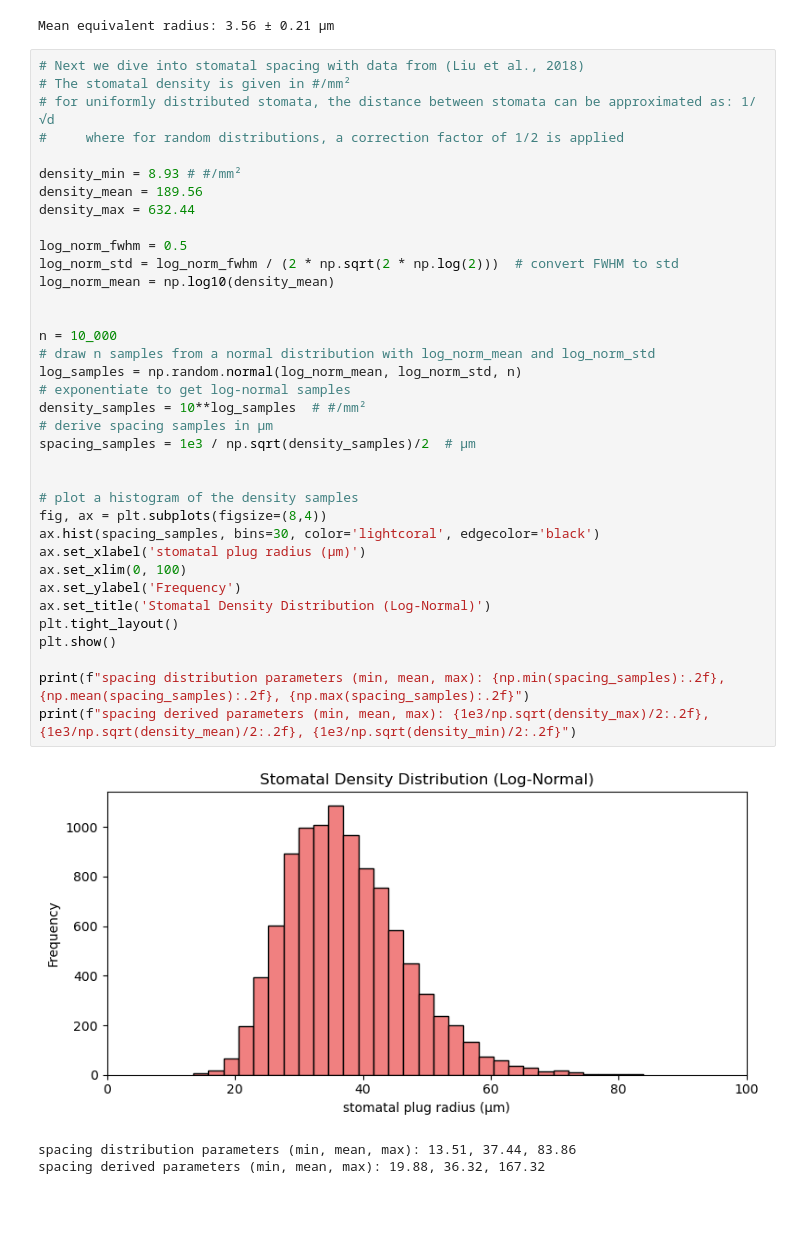
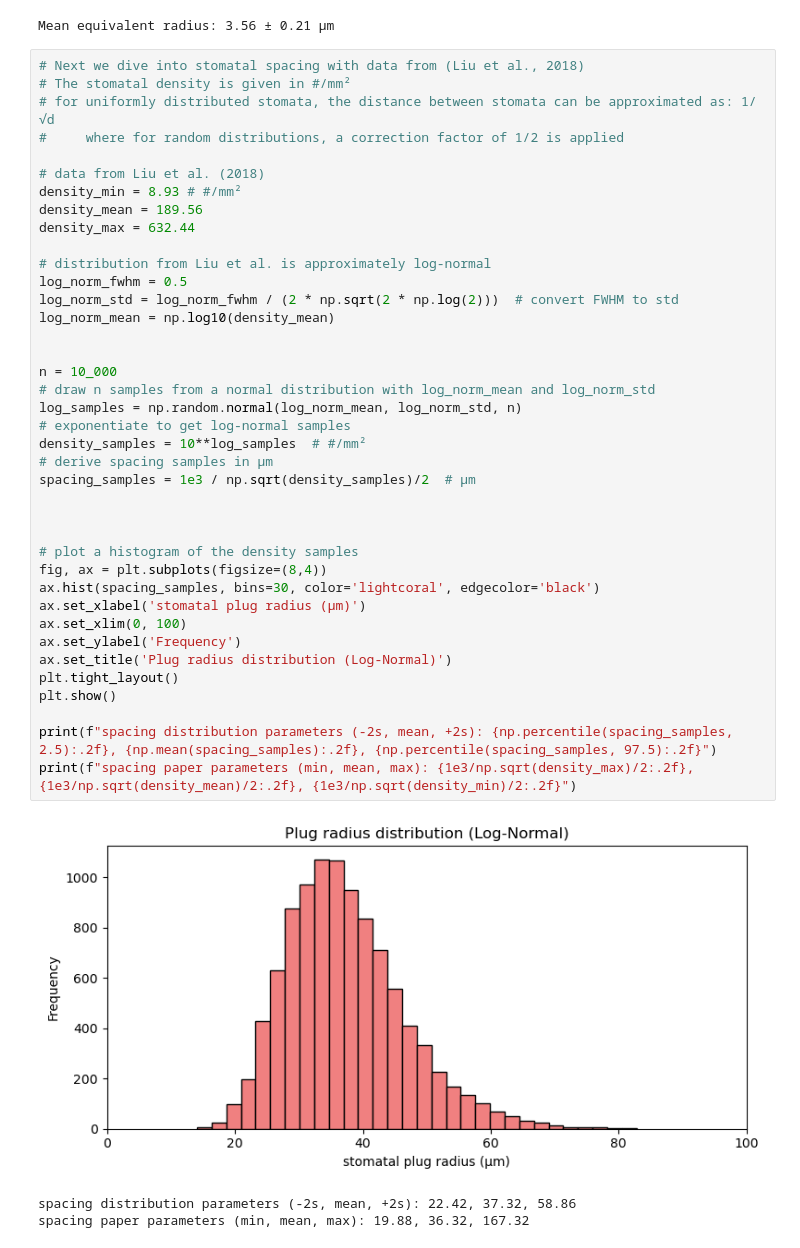
Before and after one commit to andreas-stillits/CarbonFixationModel1D, a Jupyter notebook: PNAS_REVIEW/review/lateral/stomata_analysis.ipynb, the cells around one changed output. Cells and saved outputs as stored; diff of their text form; blank space fills up the shorter version.

```diff
--- a/PNAS_REVIEW/review/lateral/stomata_analysis.ipynb
+++ b/PNAS_REVIEW/review/lateral/stomata_analysis.ipynb
@@ -70,37 +70,40 @@ Mean equivalent radius: 3.56 ± 0.21 µm
 # for uniformly distributed stomata, the distance between stomata can be approximated as: 1/√d
 #     where for random distributions, a correction factor of 1/2 is applied
 
+# data from Liu et al. (2018)
 density_min = 8.93 # #/mm²
 density_mean = 189.56
 density_max = 632.44
 
+# distribution from Liu et al. is approximately log-normal
 log_norm_fwhm = 0.5
 log_norm_std = log_norm_fwhm / (2 * np.sqrt(2 * np.log(2)))  # convert FWHM to std
 log_norm_mean = np.log10(density_mean)
 
 
 n = 10_000
 # draw n samples from a normal distribution with log_norm_mean and log_norm_std
 log_samples = np.random.normal(log_norm_mean, log_norm_std, n)
 # exponentiate to get log-normal samples
 density_samples = 10**log_samples  # #/mm²
 # derive spacing samples in µm
 spacing_samples = 1e3 / np.sqrt(density_samples)/2  # µm
 
 
+
 # plot a histogram of the density samples
 fig, ax = plt.subplots(figsize=(8,4))
 ax.hist(spacing_samples, bins=30, color='lightcoral', edgecolor='black')
 ax.set_xlabel('stomatal plug radius (µm)')
 ax.set_xlim(0, 100)
 ax.set_ylabel('Frequency')
-ax.set_title('Stomatal Density Distribution (Log-Normal)')
+ax.set_title('Plug radius distribution (Log-Normal)')
 plt.tight_layout()
 plt.show()
 
-print(f"spacing distribution parameters (min, mean, max): {np.min(spacing_samples):.2f}, {np.mean(spacing_samples):.2f}, {np.max(spacing_samples):.2f}")
-print(f"spacing derived parameters (min, mean, max): {1e3/np.sqrt(density_max)/2:.2f}, {1e3/np.sqrt(density_mean)/2:.2f}, {1e3/np.sqrt(density_min)/2:.2f}")
+print(f"spacing distribution parameters (-2s, mean, +2s): {np.percentile(spacing_samples, 2.5):.2f}, {np.mean(spacing_samples):.2f}, {np.percentile(spacing_samples, 97.5):.2f}")
+print(f"spacing paper parameters (min, mean, max): {1e3/np.sqrt(density_max)/2:.2f}, {1e3/np.sqrt(density_mean)/2:.2f}, {1e3/np.sqrt(density_min)/2:.2f}")
 # %% [output]
-[figure, old version]
+[figure, new version]
-spacing distribution parameters (min, mean, max): 13.51, 37.44, 83.86
-spacing derived parameters (min, mean, max): 19.88, 36.32, 167.32
+spacing distribution parameters (-2s, mean, +2s): 22.42, 37.32, 58.86
+spacing paper parameters (min, mean, max): 19.88, 36.32, 167.32
```
Also changed, not shown: parts of 1 cell of this notebook, 10 other files.
